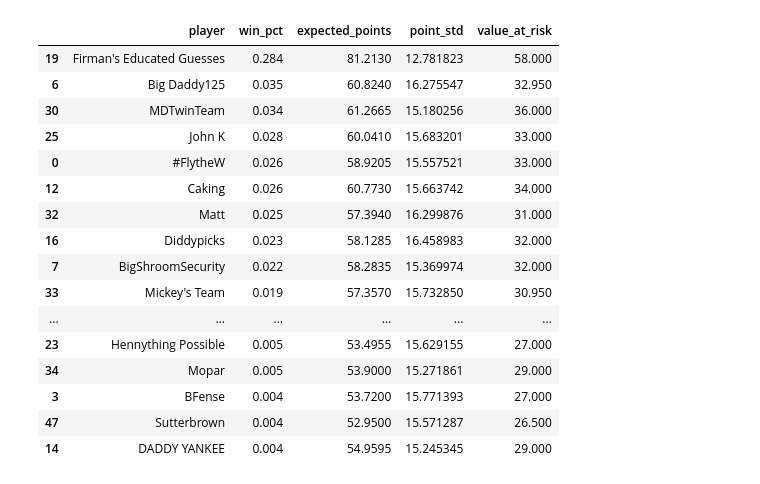
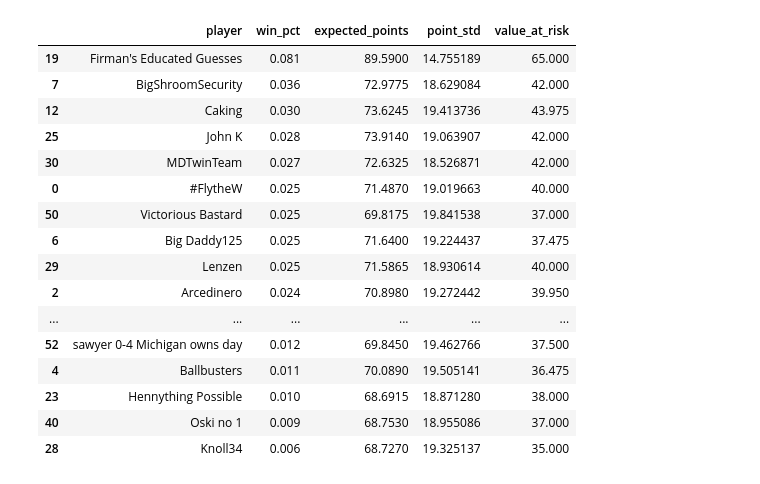
Before and after one commit to tefirman/confpickem, a Jupyter notebook: examples/yahoo_pickem_demo.ipynb, the cells around one changed output. Cells and saved outputs as stored; diff of their text form; code cells hidden in the pictures.

```diff
--- a/examples/yahoo_pickem_demo.ipynb
+++ b/examples/yahoo_pickem_demo.ipynb
@@ -8,7 +8,7 @@ from yahoo_pickem_integration import convert_yahoo_to_simulator_format, convert_
 import pandas as pd
 # %%
 # Pull data from Yahoo
-week = 10
+week = 18
 league_id = 6207
 num_sims = 1000
 # num_entries = 50
@@ -20,7 +20,7 @@ yahoo_data = YahooPickEm(week, league_id, cookies_file='../src/confpickem/cookie
 # %%
 # Initialize simulator instance and feed in NFL game details
 simulator = ConfidencePickEmSimulator(num_sims=num_sims)
-games_df = convert_yahoo_to_simulator_format(yahoo_data, ignore_results=True)
+games_df = convert_yahoo_to_simulator_format(yahoo_data, ignore_results=False)#True)
 simulator.add_games_from_dataframe(games_df)
 
 # games_df
@@ -93,4 +93,6 @@ summary_orig
 # %%
 # Identify optimal picks for the week
-optimal_picks = simulator.optimize_picks()
+optimal_picks = simulator.optimize_picks("Firman's Educated Guesses",fixed_picks={"Firman's Educated Guesses":{"Bal":16,"Cin":3,"TB":15}})
+
+fixed_picks = {"Firman's Educated Guesses": optimal_picks}
 # %% [output]
@@ -114,37 +101,41 @@ Game(home_team='NYJ', away_team='Ari', vegas_win_prob=0.624, crowd_home_pick_pct
 # %%
-# Setting my picks to the optimized values
-mask = (picks_df.player == simulator.players[0].name)
-for team, pts in optimal_picks.items():
-    game_mask = picks_df[mask].game.str.contains(team)
-    is_home = (picks_df.loc[mask & game_mask, 'game'].str.split('@').str[1] == team).astype(float)
-    picks_df.loc[mask & game_mask, 'picked_home'] = is_home
-    picks_df.loc[mask & game_mask, 'confidence'] = float(pts)
+# # Setting my picks to the optimized values
+# mask = (picks_df.player == simulator.players[0].name)
+# for team, pts in optimal_picks.items():
+#     game_mask = picks_df[mask].game.str.contains(team)
+#     is_home = (picks_df.loc[mask & game_mask, 'game'].str.split('@').str[1] == team).astype(float)
+#     picks_df.loc[mask & game_mask, 'picked_home'] = is_home
+#     picks_df.loc[mask & game_mask, 'confidence'] = float(pts)
+
+# Run simulation with optimized picks for my team
+picks_df = simulator.simulate_picks(fixed_picks)
+outcomes = simulator.simulate_outcomes()
 
 # Analyze results
 stats_new = simulator.analyze_results(picks_df, outcomes)
 for stat in stats_new:
     stats_new[stat] = stats_new[stat].to_frame(stat).reset_index().rename(columns={"index":"player"})
 summary_new = pd.merge(left=stats_new["win_pct"],right=stats_new["expected_points"],how="inner",on="player")
 summary_new = pd.merge(left=summary_new,right=stats_new["point_std"],how="inner",on="player")
 summary_new = pd.merge(left=summary_new,right=stats_new["value_at_risk"],how="inner",on="player")
 summary_new.sort_values(by="win_pct",ascending=False)
 # %% [output]
 |  | player | win_pct | expected_points | point_std | value_at_risk |
-| 19 | Firman's Educated Guesses | 0.284 | 81.2130 | 12.781823 | 58.000 |
-| 6 | Big Daddy125 | 0.035 | 60.8240 | 16.275547 | 32.950 |
-| 30 | MDTwinTeam | 0.034 | 61.2665 | 15.180256 | 36.000 |
-| 25 | John K | 0.028 | 60.0410 | 15.683201 | 33.000 |
-| 0 | #FlytheW | 0.026 | 58.9205 | 15.557521 | 33.000 |
-| 12 | Caking | 0.026 | 60.7730 | 15.663742 | 34.000 |
-| 32 | Matt | 0.025 | 57.3940 | 16.299876 | 31.000 |
-| 16 | Diddypicks | 0.023 | 58.1285 | 16.458983 | 32.000 |
-| 7 | BigShroomSecurity | 0.022 | 58.2835 | 15.369974 | 32.000 |
-| 33 | Mickey's Team | 0.019 | 57.3570 | 15.732850 | 30.950 |
+| 19 | Firman's Educated Guesses | 0.081 | 89.5900 | 14.755189 | 65.000 |
+| 7 | BigShroomSecurity | 0.036 | 72.9775 | 18.629084 | 42.000 |
+| 12 | Caking | 0.030 | 73.6245 | 19.413736 | 43.975 |
+| 25 | John K | 0.028 | 73.9140 | 19.063907 | 42.000 |
+| 30 | MDTwinTeam | 0.027 | 72.6325 | 18.526871 | 42.000 |
+| 0 | #FlytheW | 0.025 | 71.4870 | 19.019663 | 40.000 |
+| 50 | Victorious Bastard | 0.025 | 69.8175 | 19.841538 | 37.000 |
+| 6 | Big Daddy125 | 0.025 | 71.6400 | 19.224437 | 37.475 |
+| 29 | Lenzen | 0.025 | 71.5865 | 18.930614 | 40.000 |
+| 2 | Arcedinero | 0.024 | 70.8980 | 19.272442 | 39.950 |
 | ... | ... | ... | ... | ... | ... |
-| 23 | Hennything Possible | 0.005 | 53.4955 | 15.629155 | 27.000 |
-| 34 | Mopar | 0.005 | 53.9000 | 15.271861 | 29.000 |
-| 3 | BFense | 0.004 | 53.7200 | 15.771393 | 27.000 |
-| 47 | Sutterbrown | 0.004 | 52.9500 | 15.571287 | 26.500 |
-| 14 | DADDY YANKEE | 0.004 | 54.9595 | 15.245345 | 29.000 |
+| 52 | sawyer 0-4 Michigan owns day | 0.012 | 69.8450 | 19.462766 | 37.500 |
+| 4 | Ballbusters | 0.011 | 70.0890 | 19.505141 | 36.475 |
+| 23 | Hennything Possible | 0.010 | 68.6915 | 18.871280 | 38.000 |
+| 40 | Oski no 1 | 0.009 | 68.7530 | 18.955086 | 37.000 |
+| 28 | Knoll34 | 0.006 | 68.7270 | 19.325137 | 35.000 |
 # %%
 # Pulling actual picks from Yahoo
```
Also changed, not shown: parts of 6 cells of this notebook.
